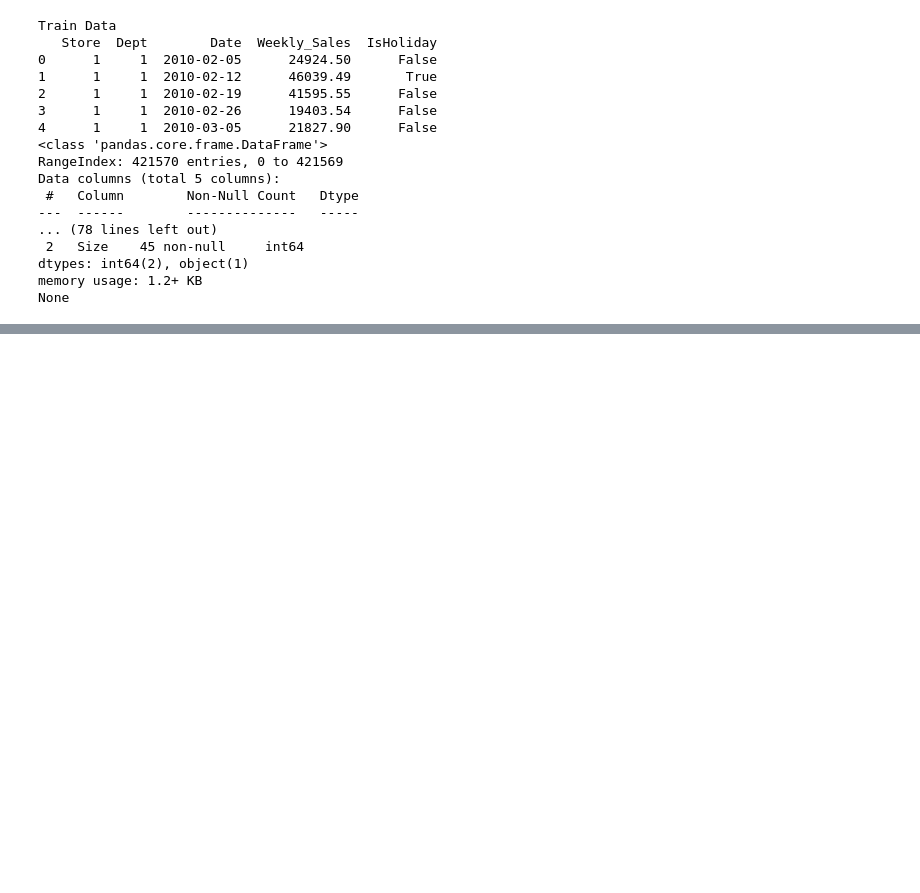
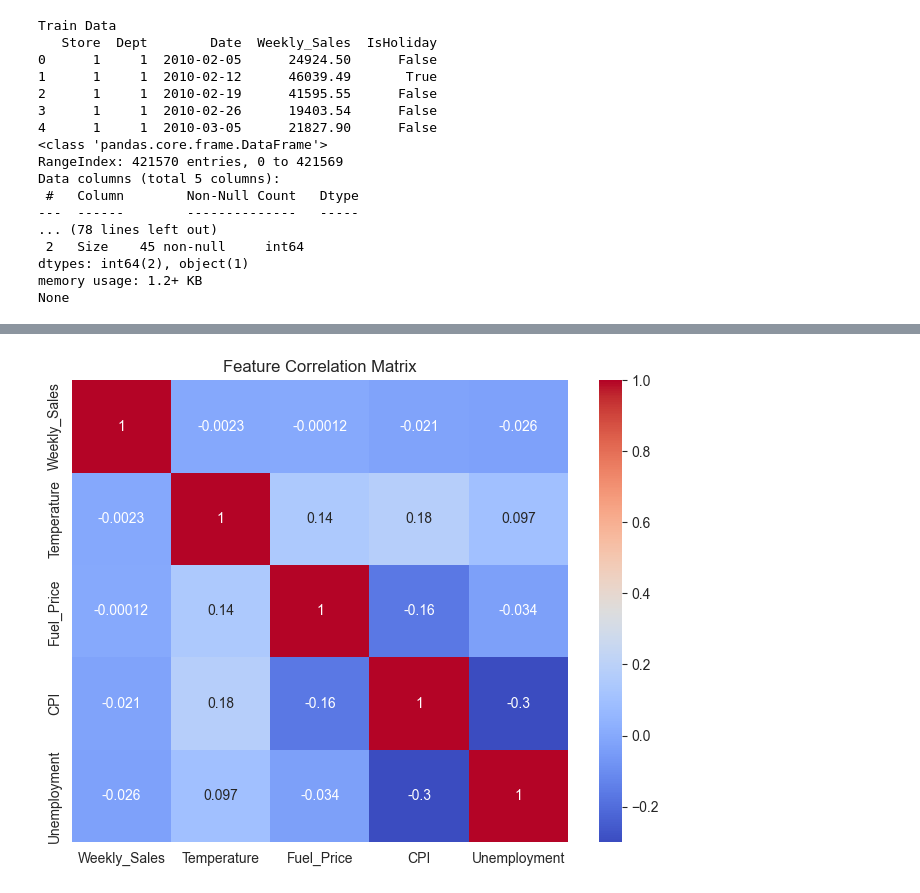
Before and after one commit to egemenozen1/Walmart-LSTM-Sales-Forecasting, a Jupyter notebook: Notebooks/Notebook1-DataCleaning.ipynb, the cells around one changed output, grey strips where cells are left out. Cells and saved outputs as stored; diff of their text form; code cells hidden in the pictures; blank space fills up the shorter version.

```diff
--- a/Notebooks/Notebook1-DataCleaning.ipynb
+++ b/Notebooks/Notebook1-DataCleaning.ipynb
@@ -60,0 +66,3 @@ sikerim
+# %%
+# Fill missing values with 0
+train_merged.fillna(0, inplace=True)
@@ -60,0 +145,13 @@ sikerim
+# %%
+import seaborn as sns
+
+# Calculate correlation matrix for merged train data
+corr_matrix = train_merged[['Weekly_Sales', 'Temperature', 'Fuel_Price', 'CPI', 'Unemployment']].corr()
+
+# Plot heatmap of correlation matrix
+plt.figure(figsize=(8, 6))
+sns.heatmap(corr_matrix, annot=True, cmap="coolwarm")
+plt.title("Feature Correlation Matrix")
+plt.show()
+# %% [output]
+[figure, added]
```
Also changed, not shown: parts of 14 cells of this notebook.
